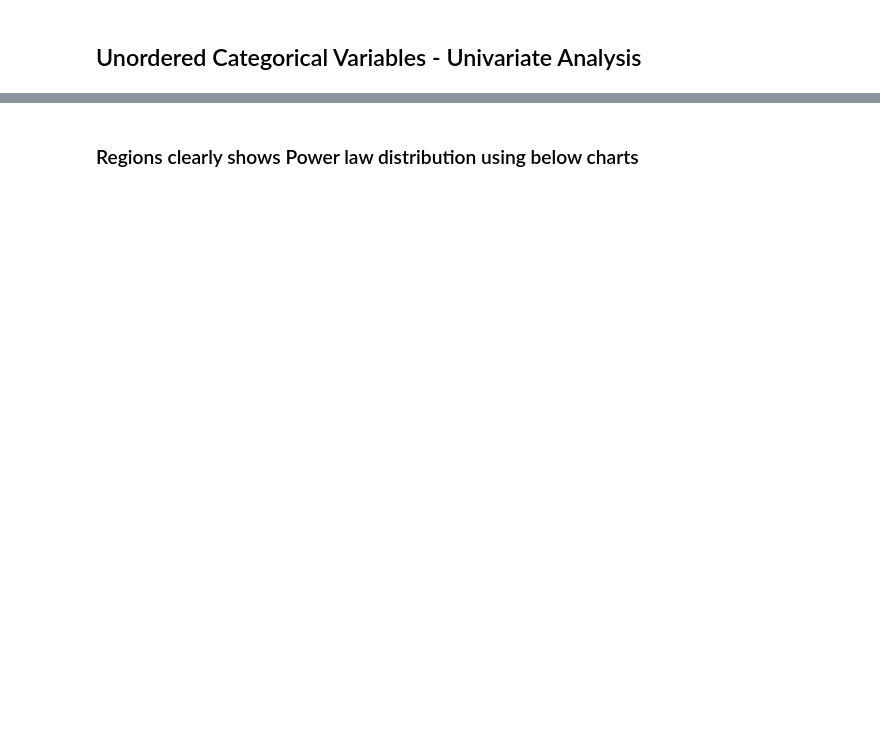
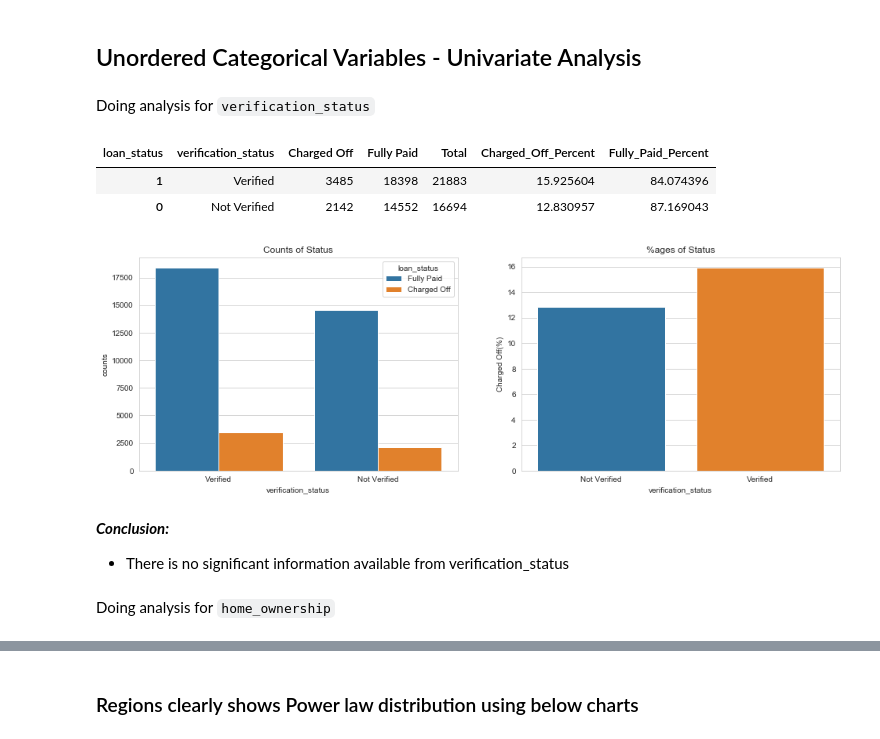
Before and after one commit to arpitjoshi/case-study-2, a Jupyter notebook: notebook.ipynb, the cells around one changed output, grey strips where cells are left out. Drawn from its saved outputs; the diff is of its cells as text; code cells hidden in the pictures; blank space fills up the shorter version.

Commit message:
more analysis

```diff
--- a/notebook.ipynb
+++ b/notebook.ipynb
@@ -255,2 +331,36 @@ dataset.head(10)
 # %% [markdown]
 ## Unordered Categorical Variables - Univariate Analysis
+# %% [markdown]
+Doing analysis for `verification_status`
+# %%
+percent_verification_status = dataset.groupby('loan_status')['verification_status'].value_counts(ascending=False).unstack(level=0).reset_index()
+percent_verification_status['Total'] = percent_verification_status['Charged Off'] + percent_verification_status['Fully Paid']
+percent_verification_status['Charged_Off_Percent'] = percent_verification_status['Charged Off'] * 100 /percent_verification_status['Total']
+percent_verification_status['Fully_Paid_Percent'] = percent_verification_status['Fully Paid'] * 100 /percent_verification_status['Total']
+percent_verification_status.sort_values(by='Charged_Off_Percent', ascending=False)
+# %% [output]
+| loan_status | verification_status | Charged Off | Fully Paid | Total | Charged_Off_Percent | Fully_Paid_Percent |
+| 1 | Verified | 3485 | 18398 | 21883 | 15.925604 | 84.074396 |
+| 0 | Not Verified | 2142 | 14552 | 16694 | 12.830957 | 87.169043 |
+# %%
+fig = plt.figure(figsize=(16, 5), )
+
+plt.subplot(1, 2, 1)
+ax=sns.countplot(x="verification_status", hue="loan_status", data=dataset)
+plt.title("Counts of Status")
+ax.set(xlabel='verification_status', ylabel='counts')
+
+plt.subplot(1, 2, 2)
+ax=sns.barplot(x="verification_status", y="Charged_Off_Percent", data=percent_verification_status)
+plt.title("%ages of Status")
+ax.set(xlabel='verification_status', ylabel='Charged Off(%)')
+
+
+plt.show()
+# %% [output]
+[figure, added]
+# %% [markdown]
+___Conclusion:___
+- There is no significant information available from verification_status
+# %% [markdown]
+Doing analysis for `home_ownership`
```
Also changed, not shown: parts of 42 cells of this notebook.
